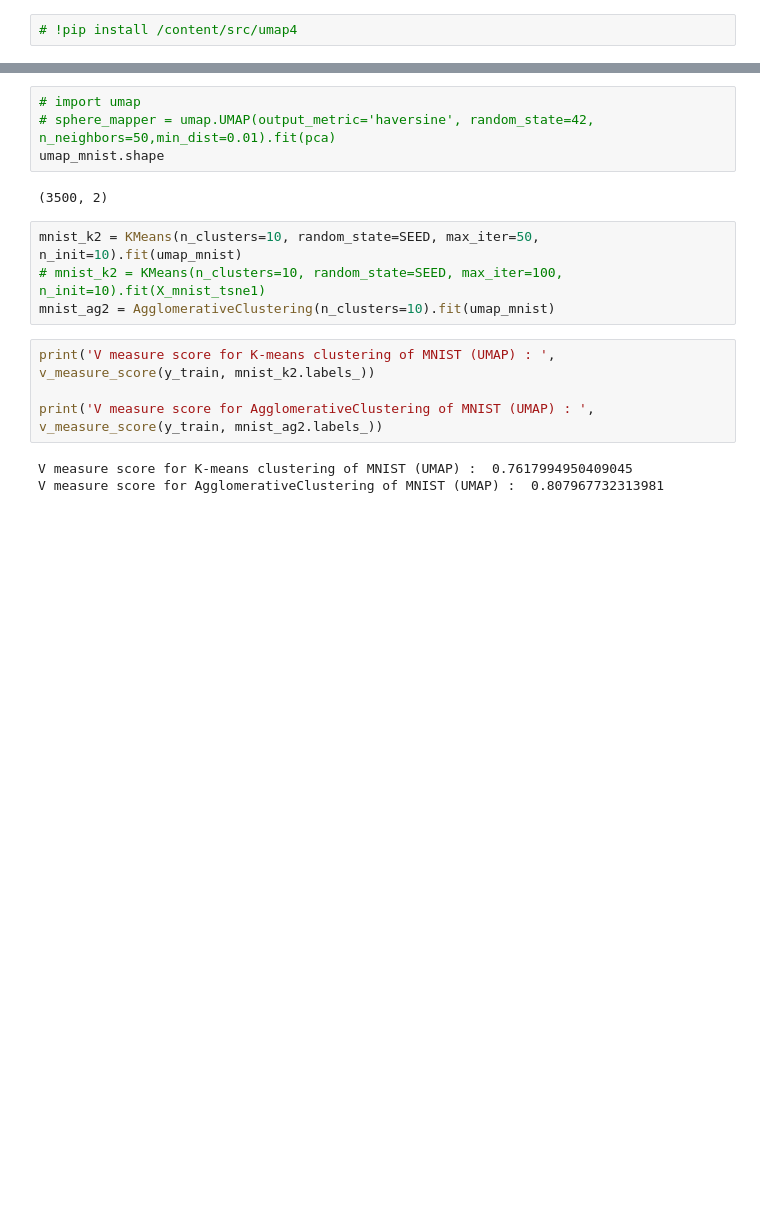
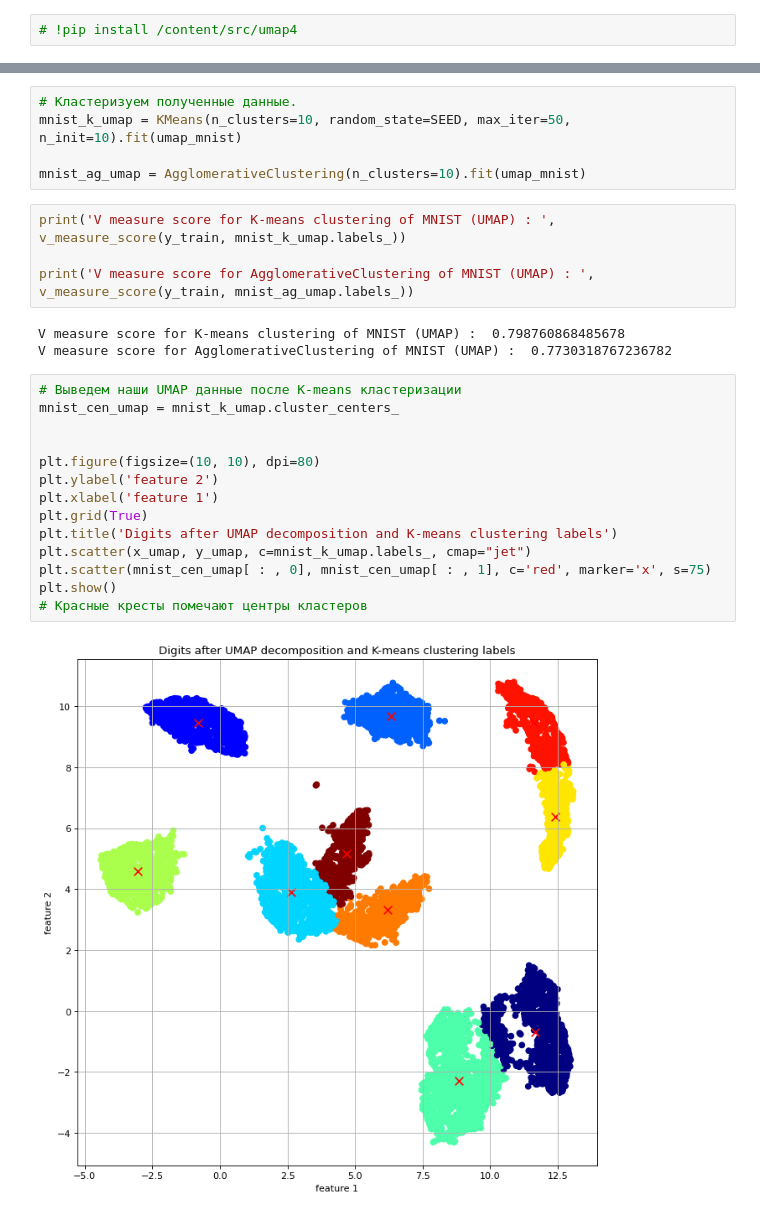
Before and after one commit to N3wBaz/ml-intro, a Jupyter notebook: 8_clustering/clustering.ipynb, the cells around one changed output, grey strips where cells are left out. Saved outputs shown, nothing was run; the diff lists cells and outputs as text; blank space fills up the shorter version.

```diff
--- a/8_clustering/clustering.ipynb
+++ b/8_clustering/clustering.ipynb
@@ -877,18 +879,29 @@ plt.show()
-# %%
-# import umap
-# sphere_mapper = umap.UMAP(output_metric='haversine', random_state=42, n_neighbors=50,min_dist=0.01).fit(pca)
-umap_mnist.shape
-# %% [output]
-(3500, 2)
 # %%
-mnist_k2 = KMeans(n_clusters=10, random_state=SEED, max_iter=50, n_init=10).fit(umap_mnist)
-# mnist_k2 = KMeans(n_clusters=10, random_state=SEED, max_iter=100, n_init=10).fit(X_mnist_tsne1)
-mnist_ag2 = AgglomerativeClustering(n_clusters=10).fit(umap_mnist)
+# Кластеризуем полученные данные.
+mnist_k_umap = KMeans(n_clusters=10, random_state=SEED, max_iter=50, n_init=10).fit(umap_mnist)
+
+mnist_ag_umap = AgglomerativeClustering(n_clusters=10).fit(umap_mnist)
 # %%
-print('V measure score for K-means clustering of MNIST (UMAP) : ', v_measure_score(y_train, mnist_k2.labels_))
+print('V measure score for K-means clustering of MNIST (UMAP) : ', v_measure_score(y_train, mnist_k_umap.labels_))
 
-print('V measure score for AgglomerativeClustering of MNIST (UMAP) : ', v_measure_score(y_train, mnist_ag2.labels_))
+print('V measure score for AgglomerativeClustering of MNIST (UMAP) : ', v_measure_score(y_train, mnist_ag_umap.labels_))
 # %% [output]
-V measure score for K-means clustering of MNIST (UMAP) :  0.7617994950409045
-V measure score for AgglomerativeClustering of MNIST (UMAP) :  0.807967732313981
+V measure score for K-means clustering of MNIST (UMAP) :  0.798760868485678
+V measure score for AgglomerativeClustering of MNIST (UMAP) :  0.7730318767236782
+# %%
+# Выведем наши UMAP данные после K-means кластеризации
+mnist_cen_umap = mnist_k_umap.cluster_centers_
+
+
+plt.figure(figsize=(10, 10), dpi=80)
+plt.ylabel('feature 2')
+plt.xlabel('feature 1')
+plt.grid(True)
+plt.title('Digits after UMAP decomposition and K-means clustering labels')
+plt.scatter(x_umap, y_umap, c=mnist_k_umap.labels_, cmap="jet")
+plt.scatter(mnist_cen_umap[ : , 0], mnist_cen_umap[ : , 1], c='red', marker='x', s=75)
+plt.show()
+# Красные кресты помечают центры кластеров
+# %% [output]
+[figure, added]
 # %%
```
Also changed, not shown: parts of 11 cells of this notebook.
